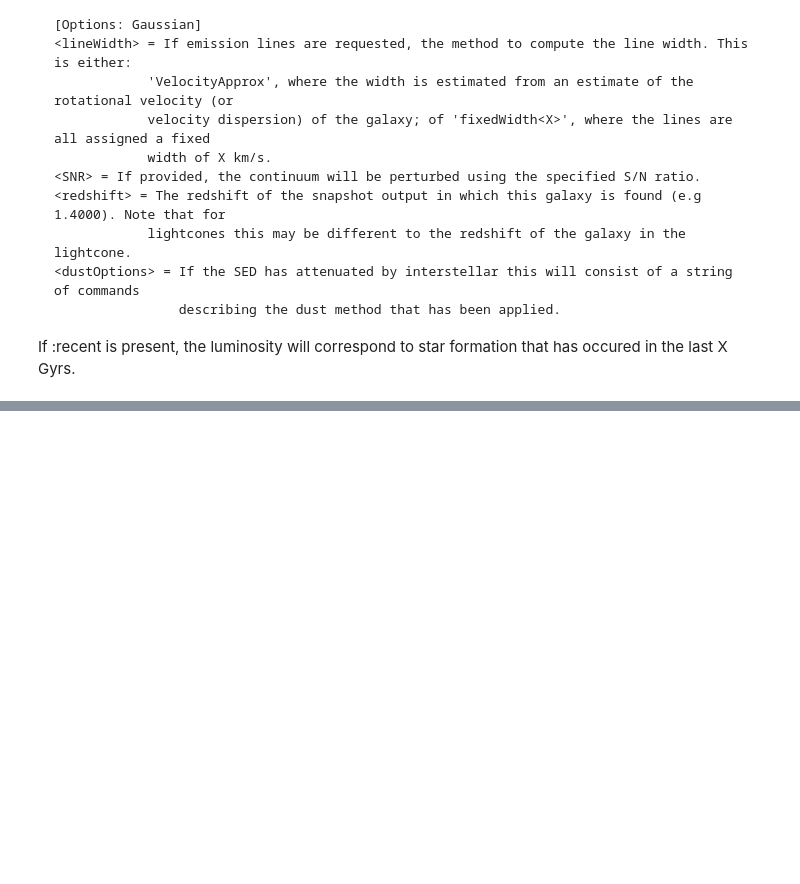
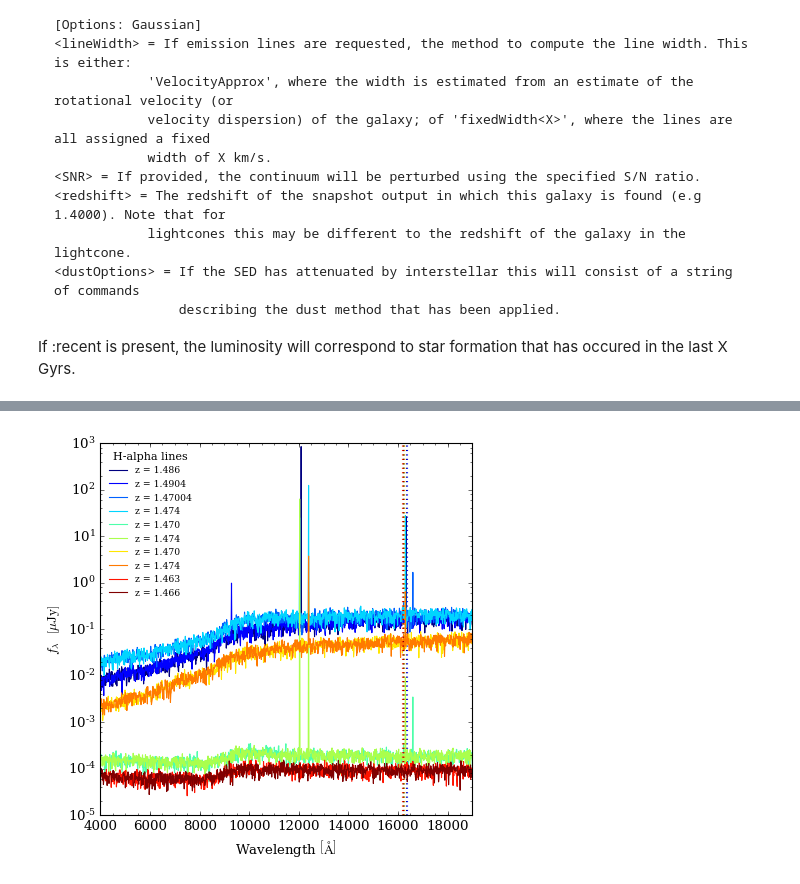
Before and after one commit to aimerson/GalacticusTools, a Jupyter notebook: examples/exampleGalacticusSED.ipynb, the cells around one changed output, grey strips where cells are left out. Cells and saved outputs as stored; diff of their text form; code cells hidden in the pictures; blank space fills up the shorter version.

```diff
--- a/examples/exampleGalacticusSED.ipynb
+++ b/examples/exampleGalacticusSED.ipynb
@@ -150,33 +190,35 @@ TypeError: Empty data-type
 # %%
 # EXAMPLE 3.1: Make plot showing SEDs for random sample of galaxies at different redshifts
 #              (using single snapshot directory)
 z = 1.4
 zStr = GH5.getRedshiftString(z)
 redshifts = GH5.readGalaxies(z,props=["lightconeRedshift"])["lightconeRedshift"]
 name = "totalSED:observed:Gaussian_VelocityApprox:snr5.0:"+zStr
 SED = GalSED.buildSED(name,wavelengths,kind='linear',fill_value='extrapolate')
 
 galaxyIndices = np.arange(len(redshifts))
 np.random.shuffle(galaxyIndices)
 
 halpha = GalSED.EmissionLines.EmissionLines.getWavelength("balmerAlpha6563")
 ##print halpha
 #halpha = 6563.0
 
 fig = figure(figsize=(6,6))
 ax = fig.add_subplot(111,yscale='log')
 N = 10
 carr = colour_array(N,cmap='jet')
 for i in range(N):
     z = redshifts[i]
     line, = ax.plot(SED.wavelength,SED.sed[i,:],c=carr[i],label="z = "+sigfig(z,4))
     ax.axvline(halpha*(1.0+z),c=line.get_color(),ls=':')
 ax.set_xlabel("Wavelength $\left[{\\rm \AA}\\right ]$")
 ax.set_ylabel("$f_{\lambda}$  $\left [{\\rm \mu Jy}\\right ]$")
-ax.set_xlim(16000,16500)
+ax.set_xlim(SED.wavelength.min(),SED.wavelength.max())
 minor_ticks(ax.xaxis)
 Legend(ax,loc=0,title="H-alpha lines")
 show()
+# %% [output]
+[figure, added]
 # %%
 # EXAMPLE 3.2: Make plot showing SEDs for random sample of galaxies at different redshifts
 #              (using different snapshot directories)
```
Also changed, not shown: parts of 14 cells of this notebook, 2 other files.
